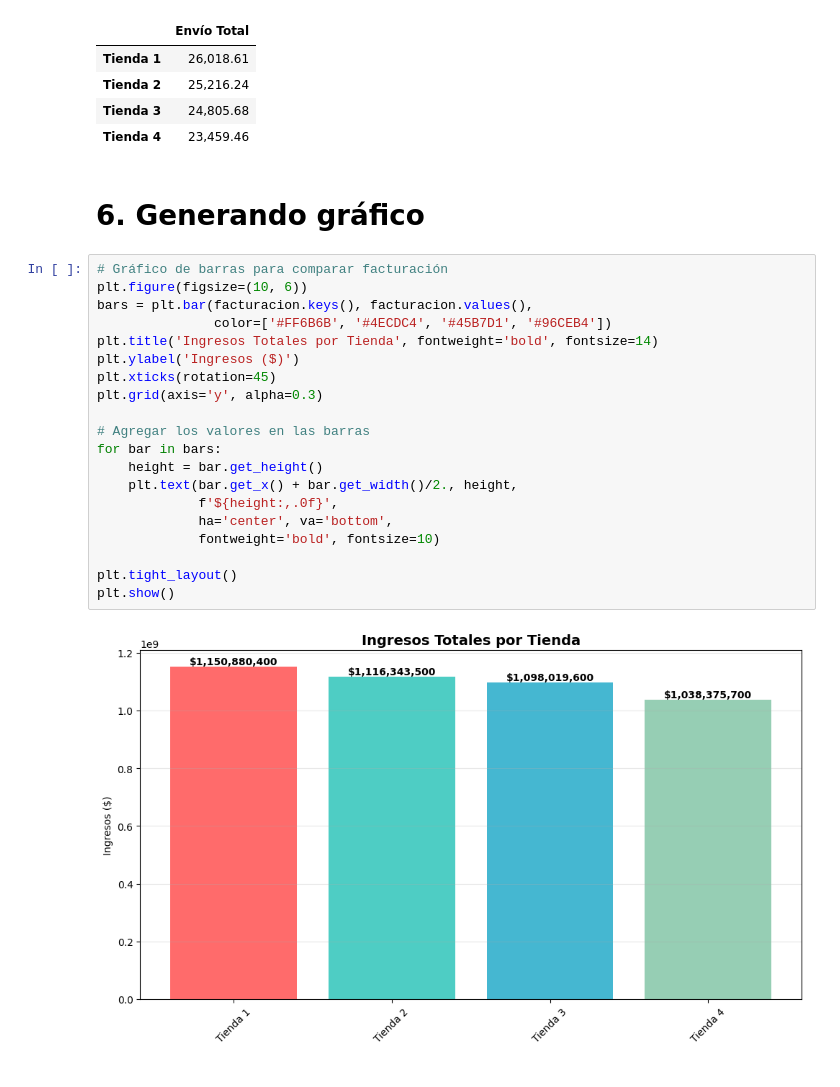
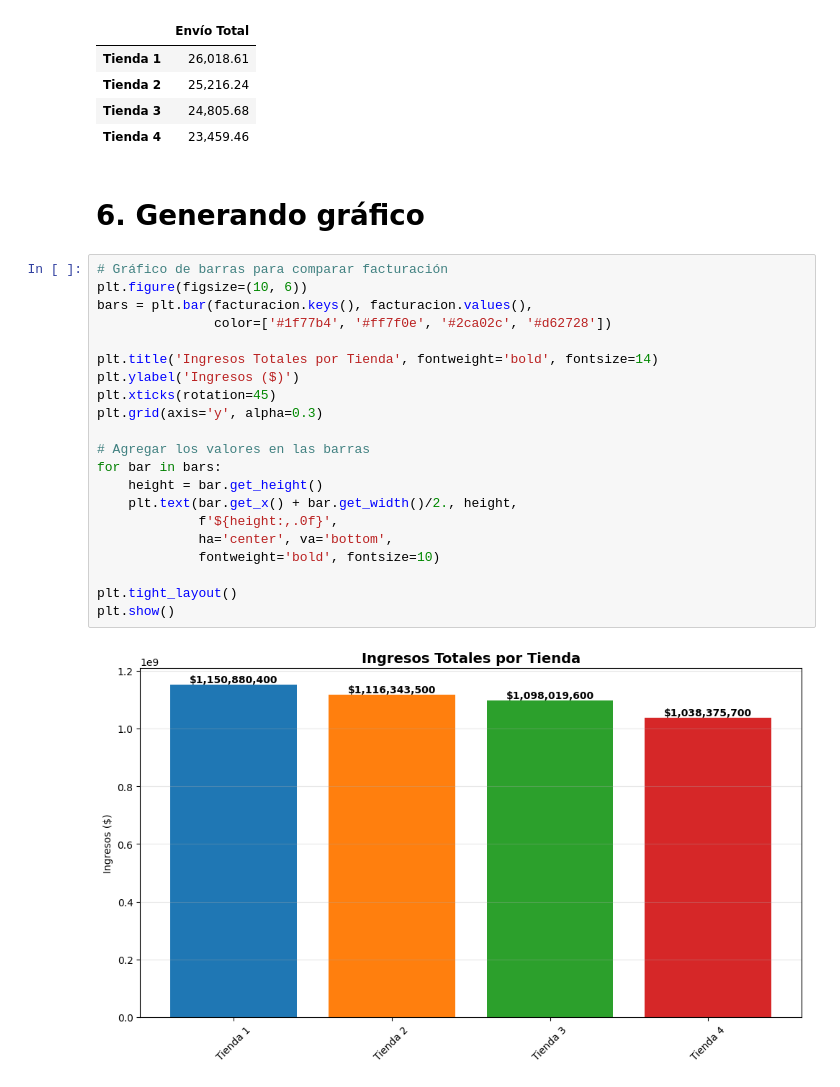
Before and after one commit to melencith/Challenge-1---Data-Science---Alura-Store_-Latam, a Jupyter notebook: AluraStoreLatam.ipynb, the cells around one changed output. Saved outputs shown, nothing was run; the diff lists cells and outputs as text.

```diff
--- a/AluraStoreLatam.ipynb
+++ b/AluraStoreLatam.ipynb
@@ -173,26 +173,27 @@ envíos_dt
 | Tienda 3 | 24,805.68 |
 | Tienda 4 | 23,459.46 |
 # %% [markdown]
-# 6. Generando gráfico
+# **6. Generando gráfico**
 # %%
 # Gráfico de barras para comparar facturación
 plt.figure(figsize=(10, 6))
 bars = plt.bar(facturacion.keys(), facturacion.values(),
-               color=['#FF6B6B', '#4ECDC4', '#45B7D1', '#96CEB4'])
+               color=['#1f77b4', '#ff7f0e', '#2ca02c', '#d62728'])
+
 plt.title('Ingresos Totales por Tienda', fontweight='bold', fontsize=14)
 plt.ylabel('Ingresos ($)')
 plt.xticks(rotation=45)
 plt.grid(axis='y', alpha=0.3)
 
 # Agregar los valores en las barras
 for bar in bars:
     height = bar.get_height()
     plt.text(bar.get_x() + bar.get_width()/2., height,
              f'${height:,.0f}',
              ha='center', va='bottom',
              fontweight='bold', fontsize=10)
 
 plt.tight_layout()
 plt.show()
 # %% [output]
-[figure, old version]
+[figure, new version]
```
Also changed, not shown: parts of 27 cells of this notebook.
